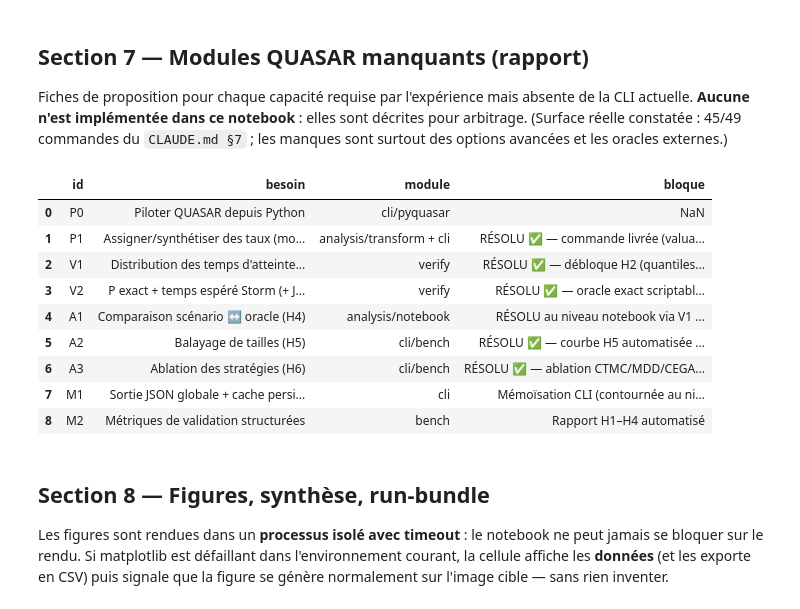
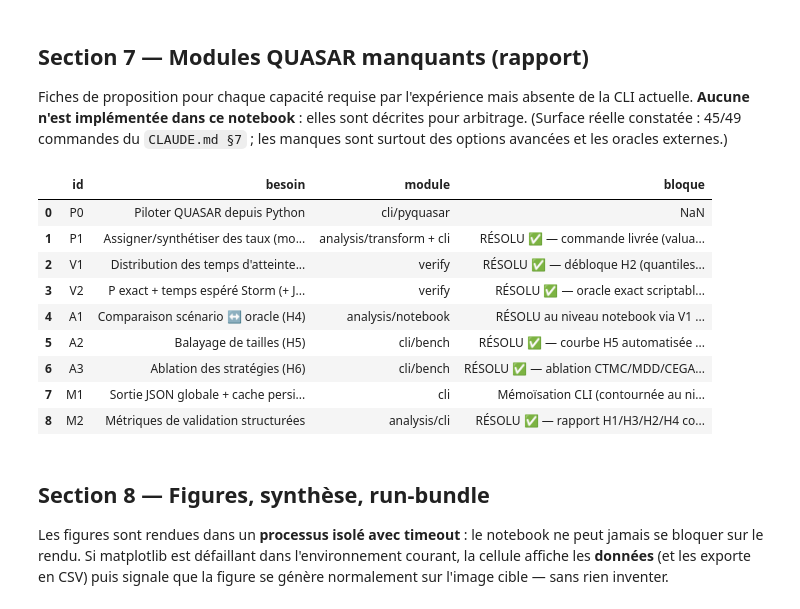
Before and after one commit to Louis-Fippo/quasar, a Jupyter notebook: experiments/validation_chap4.ipynb, the cells around one changed output. Drawn from its saved outputs; the diff is of its cells as text; code cells hidden in the pictures.

```diff
--- a/experiments/validation_chap4.ipynb
+++ b/experiments/validation_chap4.ipynb
@@ -769,36 +769,37 @@ PROPOSALS = [
      "bloque": "RÉSOLU ✅ — oracle exact scriptable, point d'explosion H5"},
     {"id": "A1", "besoin": "Comparaison scénario ↔ oracle (H4)", "module": "analysis/notebook",
      "signature": "recouvrement Jaccard (scénario QUASAR ↔ nodeActivation V1)",
      "io": "{overlap}", "bloque": "RÉSOLU au niveau notebook via V1 (Section 5)"},
     {"id": "A2", "besoin": "Balayage de tailles (H5)", "module": "cli/bench",
      "signature": "quasar bench sweep [m…] [--dir D] --metric reachability|fixpoints|load --json",
      "io": "{metric, results:[{model, automata, value, timeMs}]}",
      "bloque": "RÉSOLU ✅ — courbe H5 automatisée (triée par taille)"},
     {"id": "A3", "besoin": "Ablation des stratégies (H6)", "module": "cli/bench",
      "signature": "quasar bench ablation <m> --goal ... [--budget N] [--reps R] --json",
      "io": "{reference, strategies:[{strategy, value, exact, ddNodes, timeMs, agrees}]}",
      "bloque": "RÉSOLU ✅ — ablation CTMC/MDD/CEGAR (H6) ; --semiring/cycle-policy intrinsèques"},
     {"id": "M1", "besoin": "Sortie JSON globale + cache persistant", "module": "cli",
      "signature": "options globales --json et --cache-dir <dir>",
      "io": "-", "bloque": "Mémoïsation CLI (contournée au niveau notebook)"},
-    {"id": "M2", "besoin": "Métriques de validation structurées", "module": "bench",
+    {"id": "M2", "besoin": "Métriques de validation structurées", "module": "analysis/cli",
      "signature": "quasar bench validate <m> --goal ... --json",
-     "io": "{soundness, tightness, delay_gap, scenario_overlap}", "bloque": "Rapport H1–H4 automatisé"},
+     "io": "{soundness, tightness, relGap, delayGap, scenarioOverlap, oracle}",
+     "bloque": "RÉSOLU ✅ — rapport H1/H3/H2/H4 consolidé (Section 8)"},
 ]
 PROPS = pd.DataFrame(PROPOSALS)
 pd.set_option("display.max_colwidth", 60)
 PROPS[["id", "besoin", "module", "bloque"]]
 # %% [output]
 |  | id | besoin | module | bloque |
 | 0 | P0 | Piloter QUASAR depuis Python | cli/pyquasar | NaN |
 | 1 | P1 | Assigner/synthétiser des taux (mo... | analysis/transform + cli | RÉSOLU ✅ — commande livrée (valua... |
 | 2 | V1 | Distribution des temps d'atteinte... | verify | RÉSOLU ✅ — débloque H2 (quantiles... |
 | 3 | V2 | P exact + temps espéré Storm (+ J... | verify | RÉSOLU ✅ — oracle exact scriptabl... |
 | 4 | A1 | Comparaison scénario ↔ oracle (H4) | analysis/notebook | RÉSOLU au niveau notebook via V1 ... |
 | 5 | A2 | Balayage de tailles (H5) | cli/bench | RÉSOLU ✅ — courbe H5 automatisée ... |
 | 6 | A3 | Ablation des stratégies (H6) | cli/bench | RÉSOLU ✅ — ablation CTMC/MDD/CEGA... |
 | 7 | M1 | Sortie JSON globale + cache persi... | cli | Mémoïsation CLI (contournée au ni... |
-| 8 | M2 | Métriques de validation structurées | bench | Rapport H1–H4 automatisé |
+| 8 | M2 | Métriques de validation structurées | analysis/cli | RÉSOLU ✅ — rapport H1/H3/H2/H4 co... |
 # %% [markdown]
 ## Section 8 — Figures, synthèse, run-bundle
 
```
Also changed, not shown: parts of 6 cells of this notebook, 4 other files.
